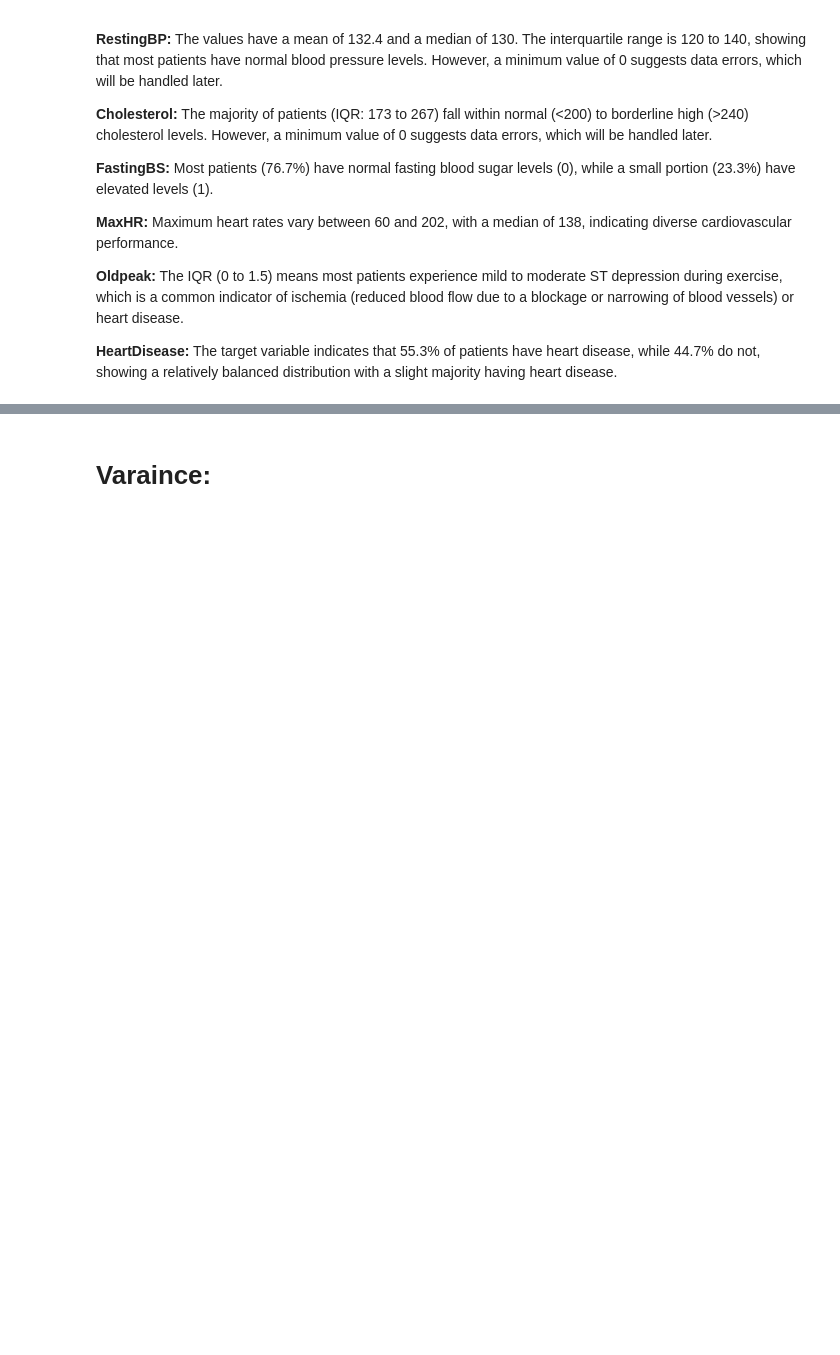
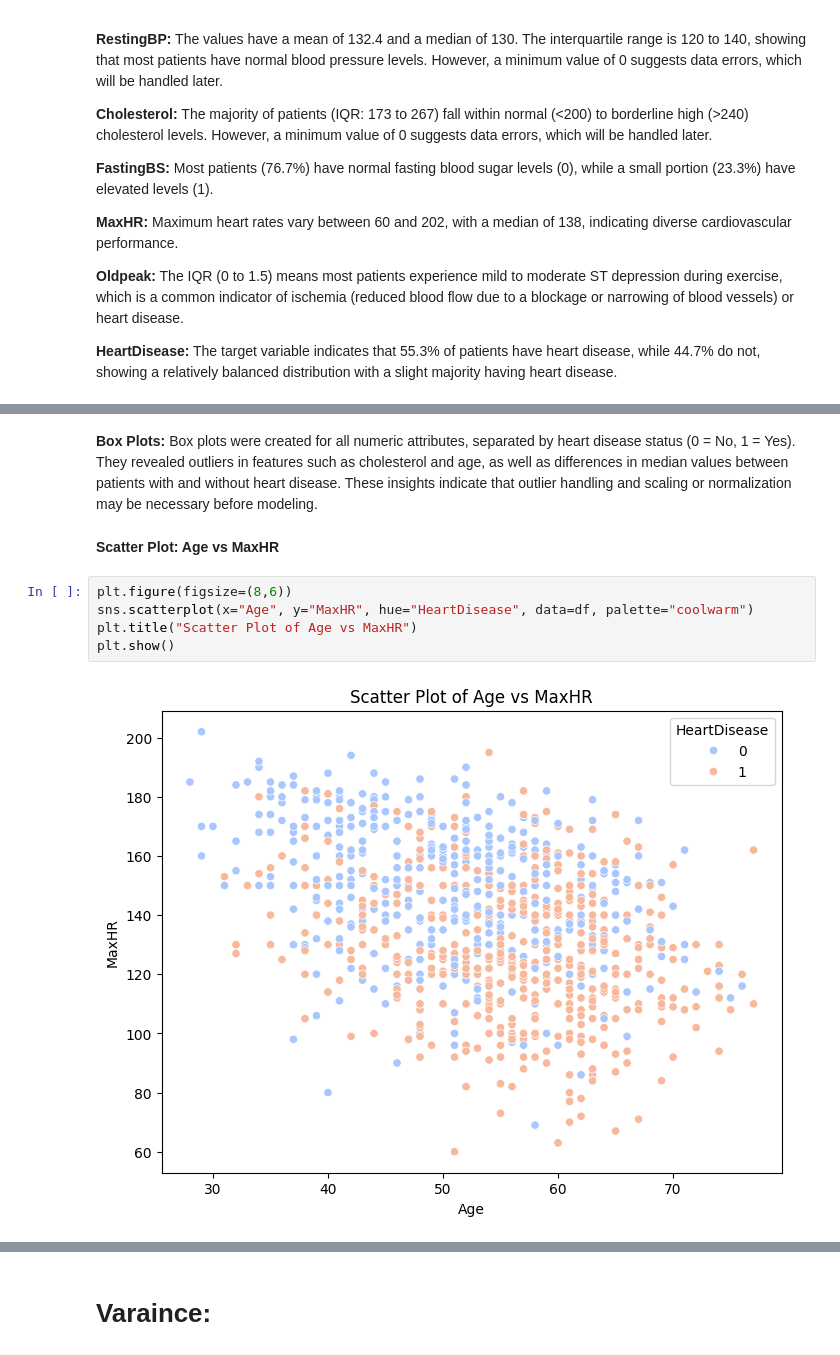
Before and after one commit to Janaalsh5/Heart-Disease, a Jupyter notebook: Phase1.ipynb, the cells around one changed output, grey strips where cells are left out. Cells and saved outputs as stored; diff of their text form; blank space fills up the shorter version.

```diff
--- a/Phase1.ipynb
+++ b/Phase1.ipynb
@@ -136,0 +173,11 @@ df.describe()
+# %% [markdown]
+**Box Plots:** Box plots were created for all numeric attributes, separated by heart disease status (0 = No, 1 = Yes). They revealed outliers in features such as cholesterol and age, as well as differences in median values between patients with and without heart disease. These insights indicate that outlier handling and scaling or normalization may be necessary before modeling.
+# %% [markdown]
+**Scatter Plot: Age vs MaxHR**
+# %%
+plt.figure(figsize=(8,6))
+sns.scatterplot(x="Age", y="MaxHR", hue="HeartDisease", data=df, palette="coolwarm")
+plt.title("Scatter Plot of Age vs MaxHR")
+plt.show()
+# %% [output]
+[figure, added]
```
Also changed, not shown: parts of 66 cells of this notebook.
